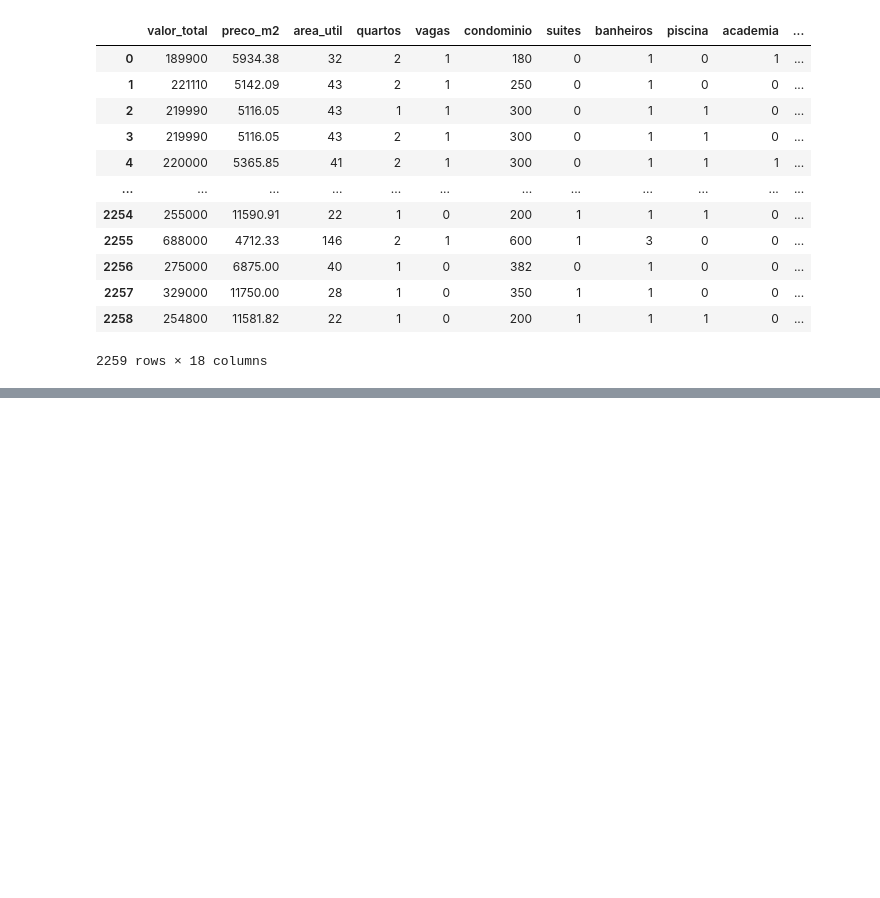
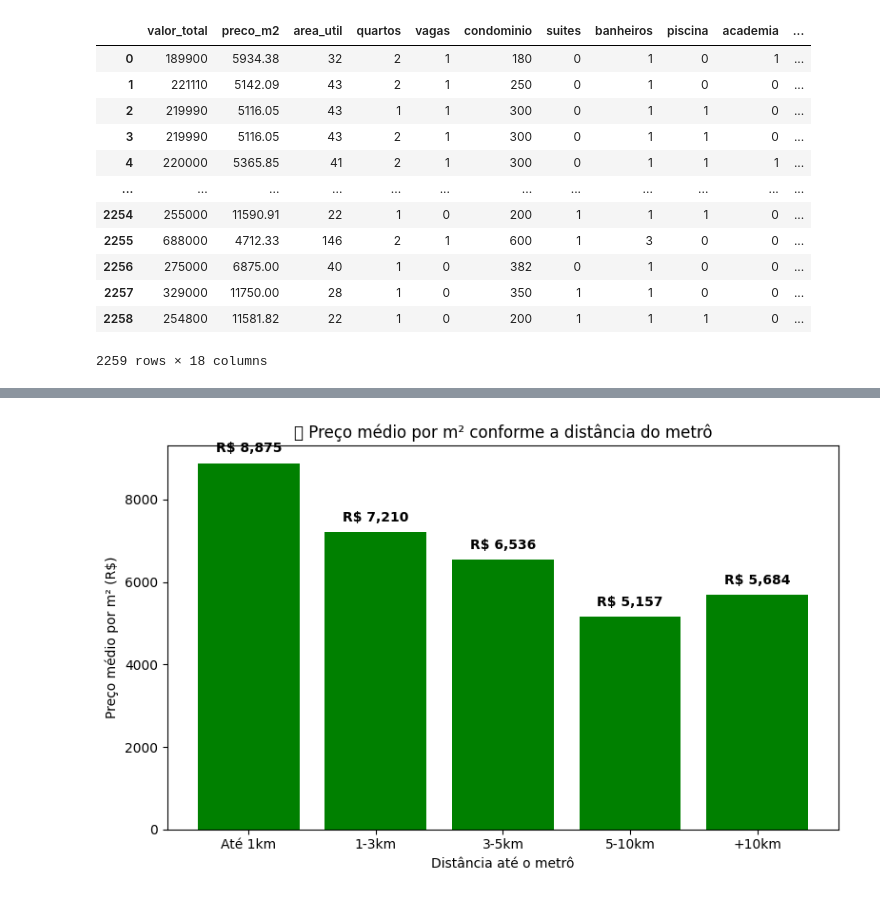
Before and after one commit to daniel-usp/MBA-BIA-USP, a Jupyter notebook: analytics_imóveis_sp_usp.ipynb, the cells around one changed output, grey strips where cells are left out. Cells and saved outputs as stored; diff of their text form; code cells hidden in the pictures; blank space fills up the shorter version.

```diff
--- a/analytics_imóveis_sp_usp.ipynb
+++ b/analytics_imóveis_sp_usp.ipynb
@@ -123,0 +371,31 @@ tabela
+# %%
+import pandas as pd
+import matplotlib.pyplot as plt
+
+# Criando a coluna de faixas de distância até o metrô
+df["faixa_dist_metro"] = pd.cut(
+    df["dist_metro"],
+    bins=[0, 1000, 3000, 5000, 10000, df["dist_metro"].max()],
+    labels=["Até 1km", "1-3km", "3-5km", "5-10km", "+10km"]
+)
+
+# Calculando preço médio por m² em cada faixa
+preco_por_faixa = df.groupby("faixa_dist_metro")["preco_m2"].mean()
+
+# Gráfico de colunas verdes
+plt.figure(figsize=(8,5))
+barras = plt.bar(preco_por_faixa.index.astype(str), preco_por_faixa.values, color="green")
+
+# Adicionando rótulos acima das barras
+for barra in barras:
+    altura = barra.get_height()
+    plt.text(barra.get_x() + barra.get_width()/2, altura + 200,   # posição do texto
+             f"R$ {altura:,.0f}", ha='center', va='bottom', fontsize=10, fontweight='bold')
+
+plt.xlabel("Distância até o metrô")
+plt.ylabel("Preço médio por m² (R$)")
+plt.title("📏 Preço médio por m² conforme a distância do metrô")
+plt.tight_layout()
+plt.show()
+# %% [output]
+[figure, added]
```
Also changed, not shown: parts of 14 cells of this notebook.
